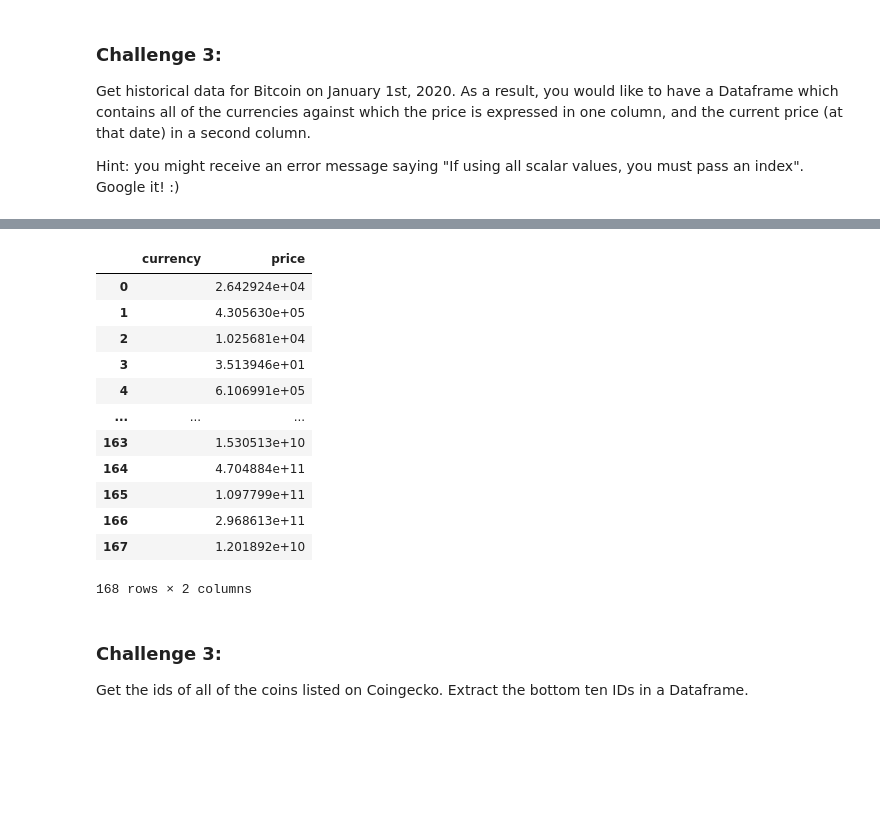
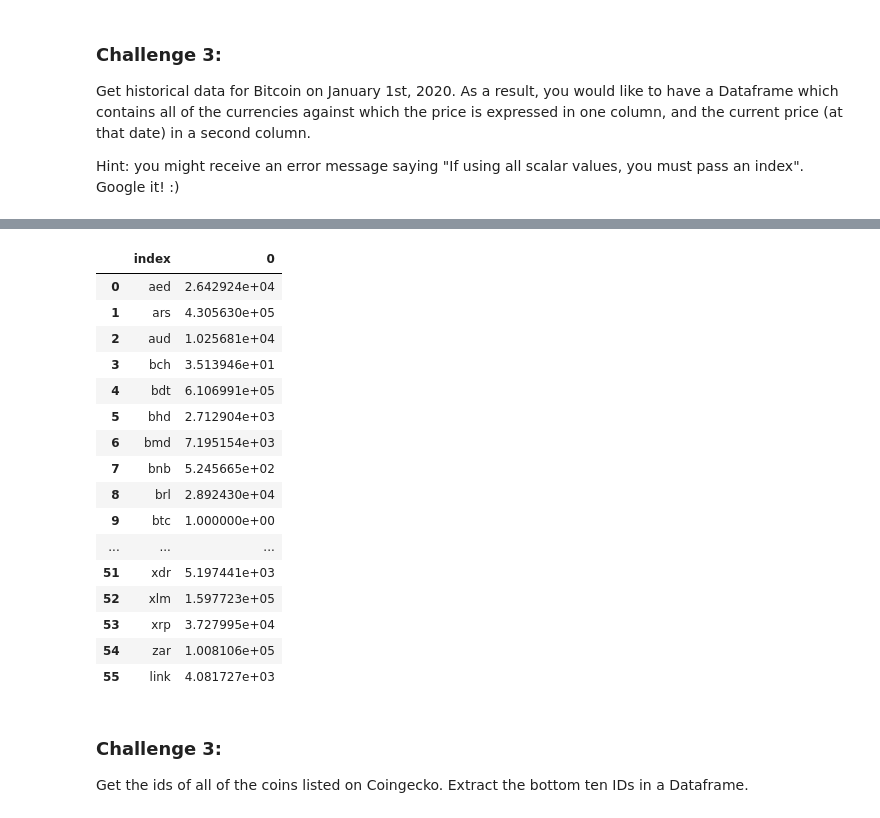
Before and after one commit to danielquer/data-pt-ber-08-20, a Jupyter notebook: Labs/module-1_labs/05_api-web-scraping/01_lab-coingecko-api/your code/main-dani.ipynb, the cells around one changed output, grey strips where cells are left out. Drawn from its saved outputs; the diff is of its cells as text; code cells hidden in the pictures; blank space fills up the shorter version.

```diff
--- a/Labs/module-1_labs/05_api-web-scraping/01_lab-coingecko-api/your code/main-dani.ipynb
+++ b/Labs/module-1_labs/05_api-web-scraping/01_lab-coingecko-api/your code/main-dani.ipynb
@@ -167,33 +155,33 @@ df
 # %%
 #### easier way
 import re
 
 base = 'https://api.coingecko.com/api/v3/'
 coinhistoryurl = base + 'coins/bitcoin/history'
 param_dict = {'id':'bitcoin', 'date':'01-01-2020'}
 response = requests.get(coinhistoryurl, params=param_dict)
 results = response.json()
 
-pd.DataFrame(results)
-market_data = pd.json_normalize(results['market_data'])
-market_data = market_data.transpose().reset_index()
-market_data.columns = ['currency','price']
-market_data['currency'] = market_data['currency'].apply(lambda x: re.split('.',x)[1])
-market_data
+df = pd.Series(pd.DataFrame(results)['market_data']['current_price']).to_frame().reset_index()
+df
 # %% [output]
-|  | currency | price |
-| 0 |  | 2.642924e+04 |
-| 1 |  | 4.305630e+05 |
-| 2 |  | 1.025681e+04 |
-| 3 |  | 3.513946e+01 |
-| 4 |  | 6.106991e+05 |
+|  | index | 0 |
+| 0 | aed | 2.642924e+04 |
+| 1 | ars | 4.305630e+05 |
+| 2 | aud | 1.025681e+04 |
+| 3 | bch | 3.513946e+01 |
+| 4 | bdt | 6.106991e+05 |
+| 5 | bhd | 2.712904e+03 |
+| 6 | bmd | 7.195154e+03 |
+| 7 | bnb | 5.245665e+02 |
+| 8 | brl | 2.892430e+04 |
+| 9 | btc | 1.000000e+00 |
 | ... | ... | ... |
-| 163 |  | 1.530513e+10 |
-| 164 |  | 4.704884e+11 |
-| 165 |  | 1.097799e+11 |
-| 166 |  | 2.968613e+11 |
-| 167 |  | 1.201892e+10 |
+| 51 | xdr | 5.197441e+03 |
+| 52 | xlm | 1.597723e+05 |
+| 53 | xrp | 3.727995e+04 |
+| 54 | zar | 1.008106e+05 |
+| 55 | link | 4.081727e+03 |
-168 rows × 2 columns
 # %% [markdown]
 ### Challenge 3:
 
```
Also changed, not shown: parts of 7 cells of this notebook, 3 other files.
